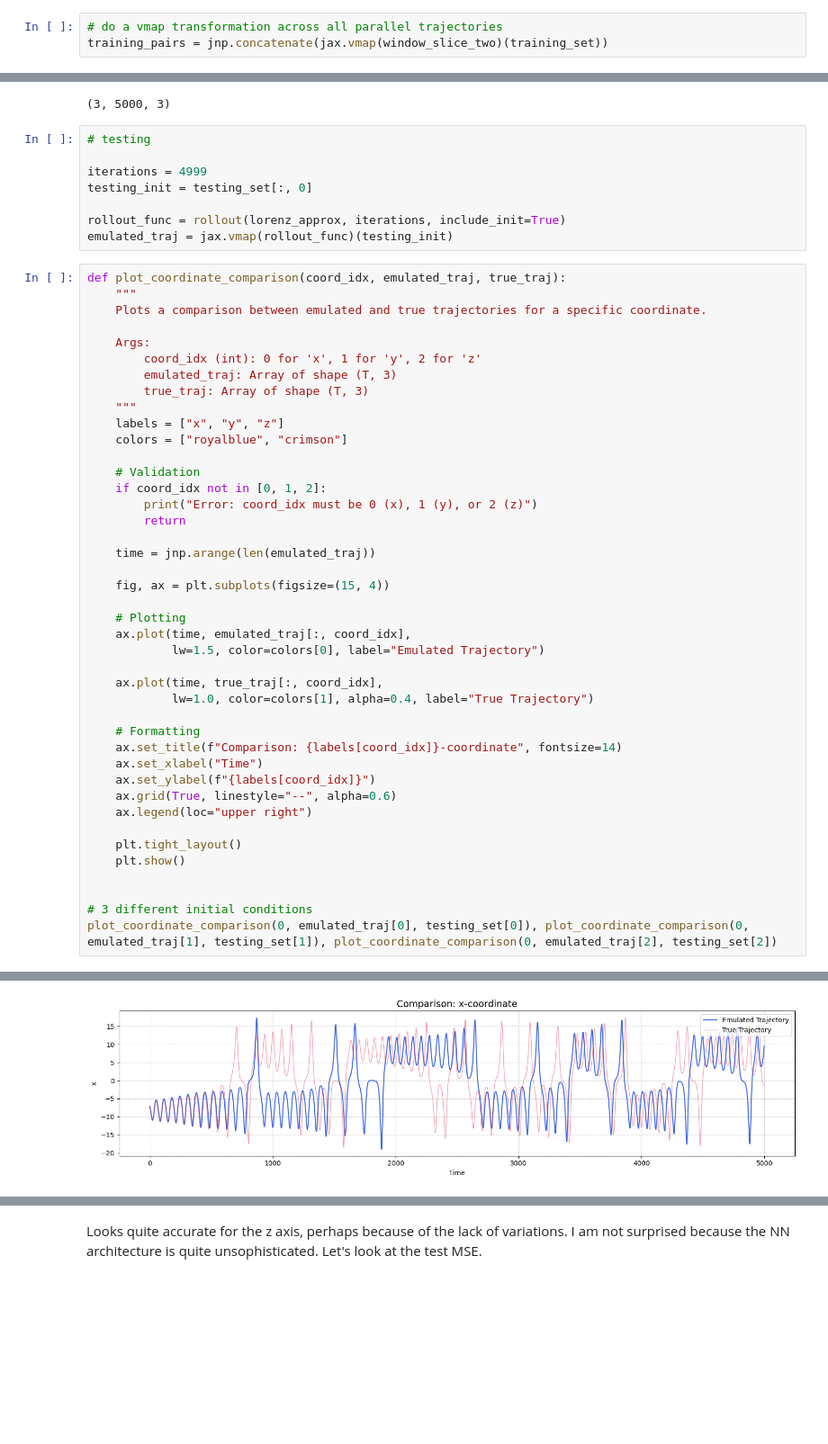
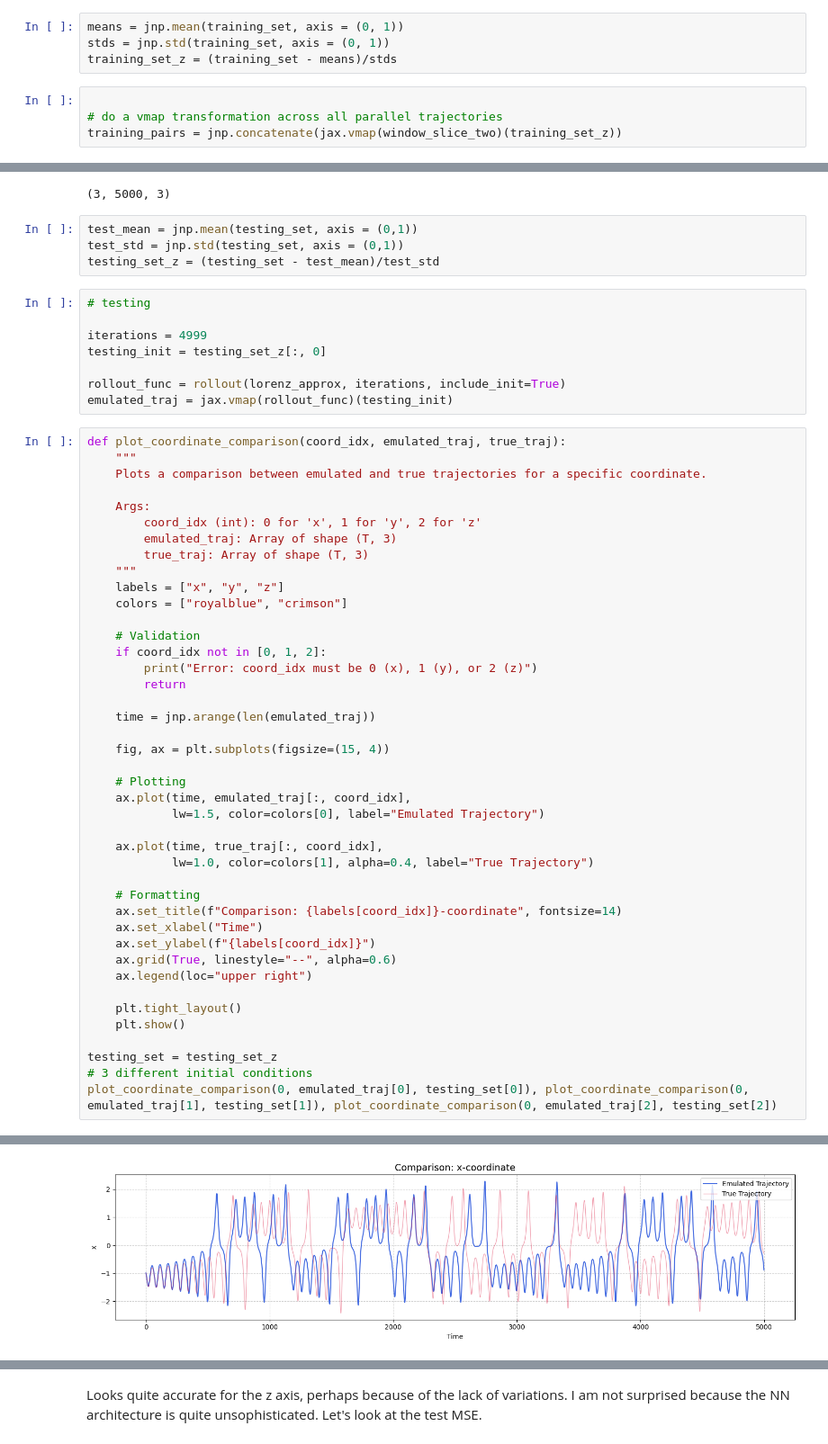
Before and after one commit to Sajidbm/Climate-Modeling, a Jupyter notebook: neuralNetapprox.ipynb, the cells around one changed output, grey strips where cells are left out. Shown at 90% size. Saved outputs shown, nothing was run; the diff lists cells and outputs as text; blank space fills up the shorter version.

```diff
--- a/neuralNetapprox.ipynb
+++ b/neuralNetapprox.ipynb
@@ -59,9 +60,14 @@ def window_slice_two(single_traj):
     for t in range(time_step_count-1):
         windows.append(single_traj[t:t+2])
     return jnp.stack(windows)
+# %%
+means = jnp.mean(training_set, axis = (0, 1))
+stds = jnp.std(training_set, axis = (0, 1))
+training_set_z = (training_set - means)/stds
 # %%
+
 # do a vmap transformation across all parallel trajectories
-training_pairs = jnp.concatenate(jax.vmap(window_slice_two)(training_set))
+training_pairs = jnp.concatenate(jax.vmap(window_slice_two)(training_set_z))
 # %%
 # a dataloader to feed data batches into the training loop
 # taken from https://github.com/Ceyron/machine-learning-and-simulation/blob/main/english/neural_operators/lorenz_mlp_emulator_jax.ipynb
@@ -155,11 +161,15 @@ We must measure the performance of the model against true trajectory. We utilize
 testing_set.shape
 # %% [output]
 (3, 5000, 3)
+# %%
+test_mean = jnp.mean(testing_set, axis = (0,1))
+test_std = jnp.std(testing_set, axis = (0,1))
+testing_set_z = (testing_set - test_mean)/test_std
 # %%
 # testing
 
 iterations = 4999
-testing_init = testing_set[:, 0]
+testing_init = testing_set_z[:, 0]
 
 rollout_func = rollout(lorenz_approx, iterations, include_init=True)
 emulated_traj = jax.vmap(rollout_func)(testing_init)
@@ -202,7 +212,7 @@ def plot_coordinate_comparison(coord_idx, emulated_traj, true_traj):
     plt.tight_layout()
     plt.show()
 
-
+testing_set = testing_set_z
 # 3 different initial conditions
 plot_coordinate_comparison(0, emulated_traj[0], testing_set[0]), plot_coordinate_comparison(0, emulated_traj[1], testing_set[1]), plot_coordinate_comparison(0, emulated_traj[2], testing_set[2])
 # %% [output]
@@ -210 +220 @@ plot_coordinate_comparison(0, emulated_traj[0], testing_set[0]), plot_coordinate
-[figure, old version]
+[figure, new version]
```
Also changed, not shown: parts of 8 cells of this notebook.
